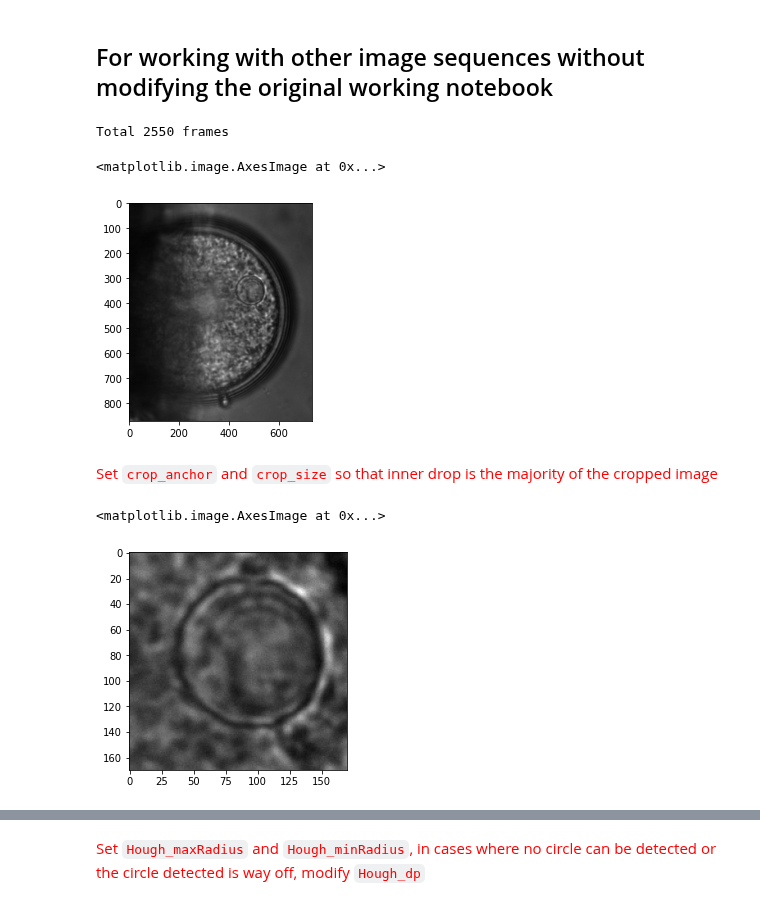
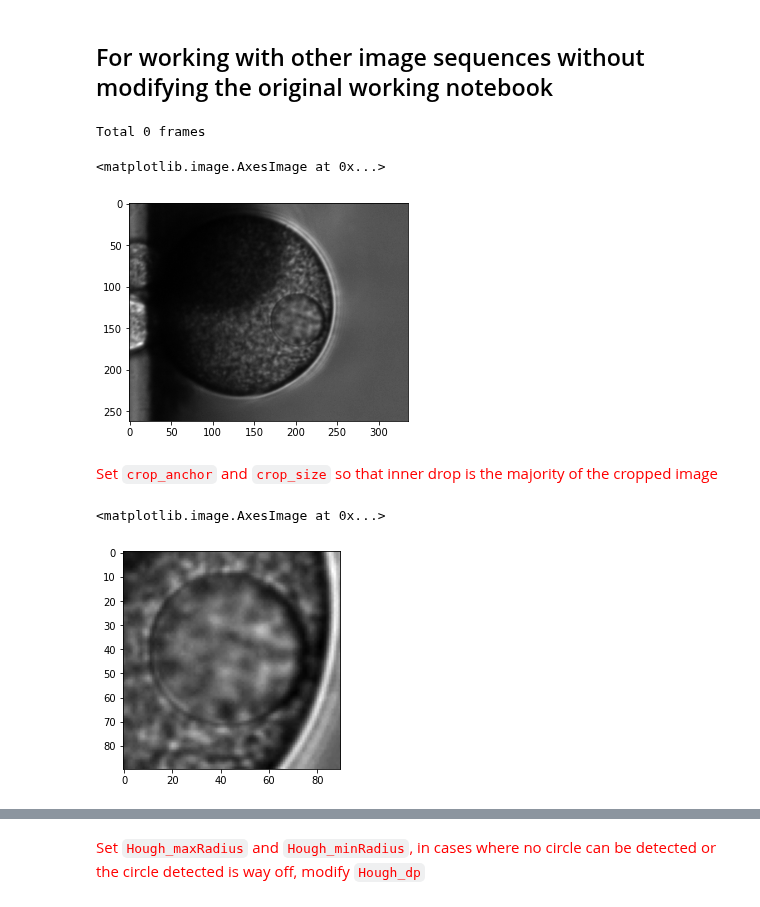
Before and after one commit to ZLoverty/DE, a Jupyter notebook: Code/Circle-detection/crop-HoughCircles-ND2.ipynb, the cells around one changed output, grey strips where cells are left out. Saved outputs shown, nothing was run; the diff lists cells and outputs as text; code cells hidden in the pictures.

```diff
--- a/Code/Circle-detection/crop-HoughCircles-ND2.ipynb
+++ b/Code/Circle-detection/crop-HoughCircles-ND2.ipynb
@@ -13,25 +13,26 @@ import pandas as pd
 from myImageLib import to8bit, show_progress
 import time
 # %%
-folder = '/home/zhengyang/data/DE/10262021'
-l = readdata(os.path.join(folder, '12'), 'tif')
+folder = '/media/zhengyang/DoubleEmul/nov3'
+n = 10
+l = readdata(os.path.join(folder, '{:02d}'.format(n)), 'tif')
 num_images = len(l)
 print('Total {:d} frames'.format(num_images))
 # %% [output]
-Total 2550 frames
+Total 0 frames
 # %%
 # show image 1 and manually crop
-img = io.imread(l.Dir[1500])
+img = io.imread(l.Dir[0])
 plt.imshow(img, cmap='gray')
 # %% [output]
 <matplotlib.image.AxesImage at 0x...>
-[figure, old version]
+[figure, new version]
 # %% [markdown]
 <font color='red'> Set `crop_anchor` and `crop_size` so that inner drop is the majority of the cropped image
 # %%
 # test the first cropped image
-crop_anchor = np.array([270, 390]) # upper left corner coords, int
-crop_size = (170, 170) # height and width, int
+crop_anchor = np.array([100, 160]) # upper left corner coords, int
+crop_size = (90, 90) # height and width, int
 crop = (crop_anchor[0], crop_anchor[0]+crop_size[0],
        crop_anchor[1], crop_anchor[1]+crop_size[1])
 # need to check if the crop exceeds the borders of images
@@ -39,7 +40,7 @@ cropped = img[crop[0]:crop[1], crop[2]:crop[3]]
 plt.imshow(cropped, cmap='gray')
 # %% [output]
 <matplotlib.image.AxesImage at 0x...>
-[figure, old version]
+[figure, new version]
 # %%
 plt.plot(cropped[80, :])
 # %% [output]
```
Also changed, not shown: parts of 5 cells of this notebook, 29 other files.
